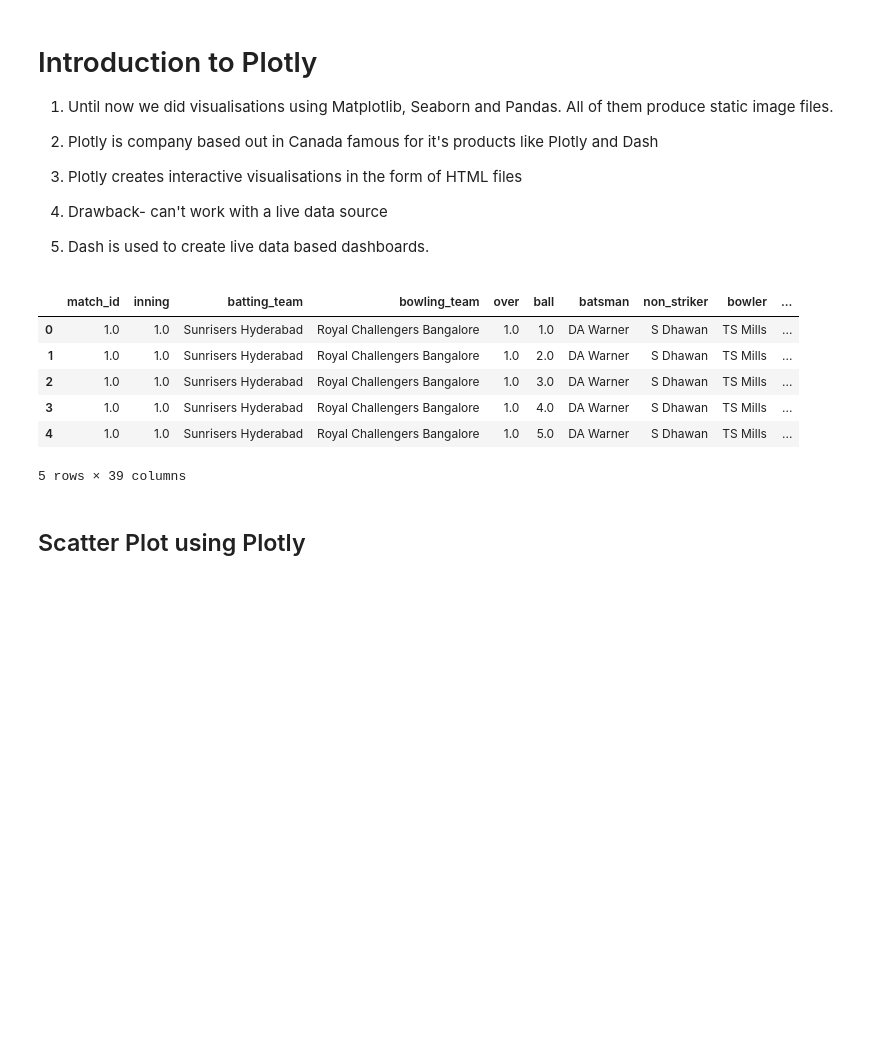
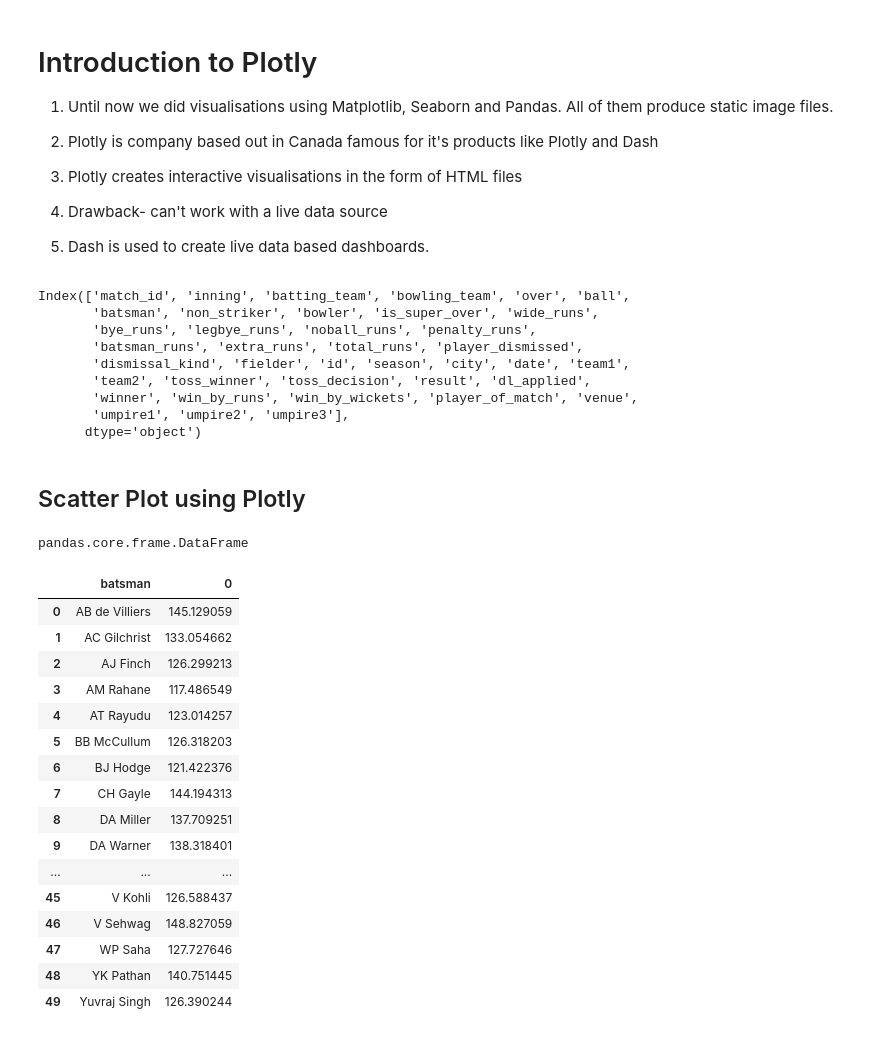
Before and after one commit to DevRitesh08/0.-Preparatory-Topics-for-ML, a Jupyter notebook: Plotly/Plotly Guide .ipynb, the cells around one changed output. Cells and saved outputs as stored; diff of their text form; code cells hidden in the pictures; blank space fills up the shorter version.

```diff
--- a/Plotly/Plotly Guide .ipynb
+++ b/Plotly/Plotly Guide .ipynb
@@ -20,15 +20,17 @@ match = pd.read_csv('../DataSets/matches.csv')
 delivery = pd.read_csv('../DataSets/deliveries.csv')
 
 ipl = delivery.merge(match,left_on='match_id' , right_on='id')
-ipl.head()
+ipl.columns
 # %% [output]
-|  | match_id | inning | batting_team | bowling_team | over | ball | batsman | non_striker | bowler | ... |
-| 0 | 1.0 | 1.0 | Sunrisers Hyderabad | Royal Challengers Bangalore | 1.0 | 1.0 | DA Warner | S Dhawan | TS Mills | ... |
-| 1 | 1.0 | 1.0 | Sunrisers Hyderabad | Royal Challengers Bangalore | 1.0 | 2.0 | DA Warner | S Dhawan | TS Mills | ... |
-| 2 | 1.0 | 1.0 | Sunrisers Hyderabad | Royal Challengers Bangalore | 1.0 | 3.0 | DA Warner | S Dhawan | TS Mills | ... |
-| 3 | 1.0 | 1.0 | Sunrisers Hyderabad | Royal Challengers Bangalore | 1.0 | 4.0 | DA Warner | S Dhawan | TS Mills | ... |
-| 4 | 1.0 | 1.0 | Sunrisers Hyderabad | Royal Challengers Bangalore | 1.0 | 5.0 | DA Warner | S Dhawan | TS Mills | ... |
-5 rows × 39 columns
+Index(['match_id', 'inning', 'batting_team', 'bowling_team', 'over', 'ball',
+       'batsman', 'non_striker', 'bowler', 'is_super_over', 'wide_runs',
+       'bye_runs', 'legbye_runs', 'noball_runs', 'penalty_runs',
+       'batsman_runs', 'extra_runs', 'total_runs', 'player_dismissed',
+       'dismissal_kind', 'fielder', 'id', 'season', 'city', 'date', 'team1',
+       'team2', 'toss_winner', 'toss_decision', 'result', 'dl_applied',
+       'winner', 'win_by_runs', 'win_by_wickets', 'player_of_match', 'venue',
+       'umpire1', 'umpire2', 'umpire3'],
+      dtype='object')
 # %% [markdown]
 ## Scatter Plot using Plotly
 # %%
@@ -37,0 +43,31 @@ ipl.groupby('batsman')[].sum()
+# %%
+# calculating strike rate
+runs = new_ipl.groupby('batsman')['batsman_runs'].sum()
+balls = new_ipl.groupby('batsman')['ball'].count()
+strikerate = (runs / balls) * 100
+type(strikerate)
+# converting series to dataframe
+strikerate = strikerate.reset_index()
+type(strikerate)
+# %% [output]
+pandas.core.frame.DataFrame
+# %%
+strikerate
+# %% [output]
+|  | batsman | 0 |
+| 0 | AB de Villiers | 145.129059 |
+| 1 | AC Gilchrist | 133.054662 |
+| 2 | AJ Finch | 126.299213 |
+| 3 | AM Rahane | 117.486549 |
+| 4 | AT Rayudu | 123.014257 |
+| 5 | BB McCullum | 126.318203 |
+| 6 | BJ Hodge | 121.422376 |
+| 7 | CH Gayle | 144.194313 |
+| 8 | DA Miller | 137.709251 |
+| 9 | DA Warner | 138.318401 |
+| ... | ... | ... |
+| 45 | V Kohli | 126.588437 |
+| 46 | V Sehwag | 148.827059 |
+| 47 | WP Saha | 127.727646 |
+| 48 | YK Pathan | 140.751445 |
+| 49 | Yuvraj Singh | 126.390244 |
```
Also changed, not shown: parts of 5 cells of this notebook, 1 other file.
